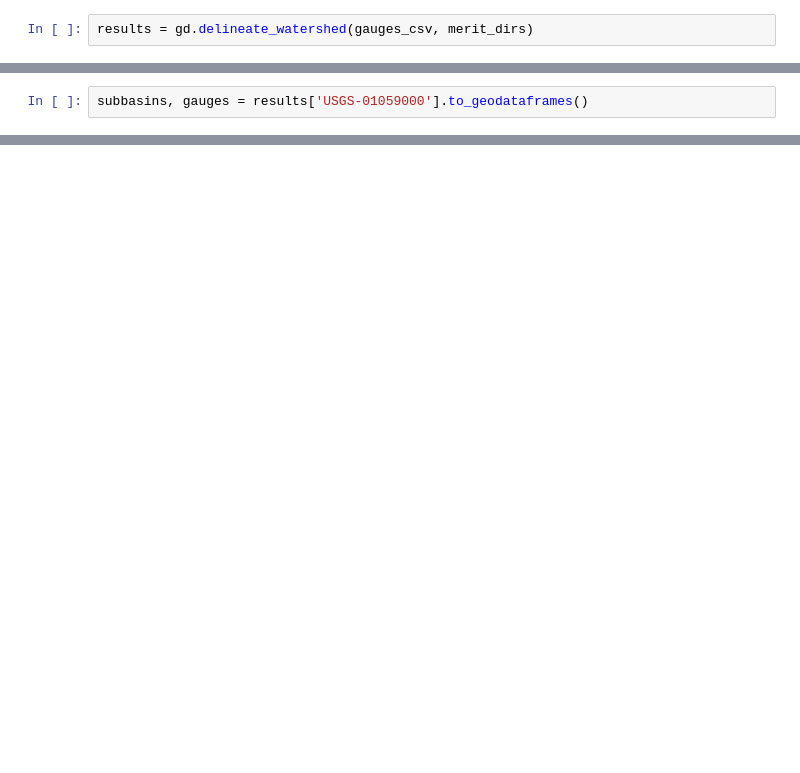
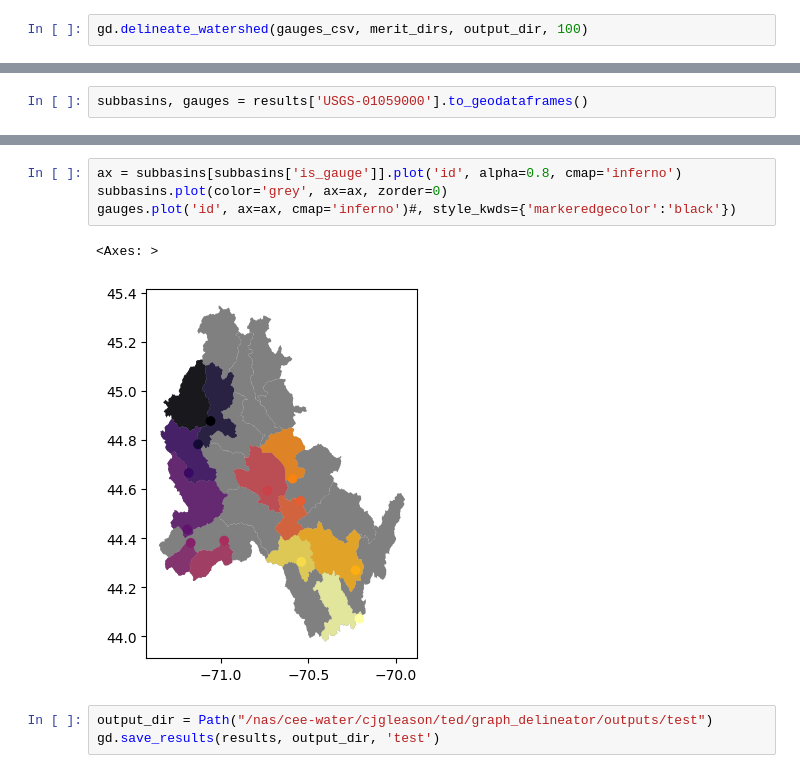
Before and after one commit to tedlanghorst/graph_delineator, a Jupyter notebook: watershed_delineation_example.ipynb, the cells around one changed output, grey strips where cells are left out. Saved outputs shown, nothing was run; the diff lists cells and outputs as text; blank space fills up the shorter version.

```diff
--- a/watershed_delineation_example.ipynb
+++ b/watershed_delineation_example.ipynb
@@ -27,5 +24,5 @@ gauges_csv = Path('/nas/cee-water/cjgleason/ted/graph_delineator/inputs/test.csv
 # %%
-results = gd.delineate_watershed(gauges_csv, merit_dirs)
+gd.delineate_watershed(gauges_csv, merit_dirs, output_dir, 100)
 # %% [output]
 ================================================================================
 GRAPH-BASED WATERSHED DELINEATION
@@ -70,0 +46,10 @@ subbasins.plot()
+# %%
+ax = subbasins[subbasins['is_gauge']].plot('id', alpha=0.8, cmap='inferno')
+subbasins.plot(color='grey', ax=ax, zorder=0)
+gauges.plot('id', ax=ax, cmap='inferno')#, style_kwds={'markeredgecolor':'black'})
+# %% [output]
+<Axes: >
+[figure, added]
+# %%
+output_dir = Path("/nas/cee-water/cjgleason/ted/graph_delineator/outputs/test")
+gd.save_results(results, output_dir, 'test')
```
Also changed, not shown: parts of 5 cells of this notebook, 4 other files.
